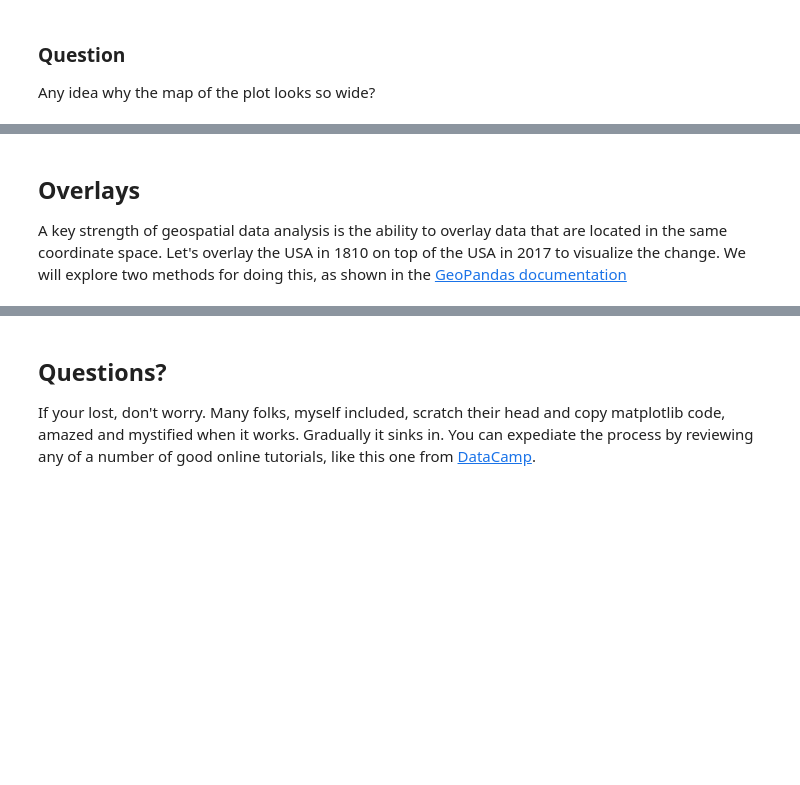
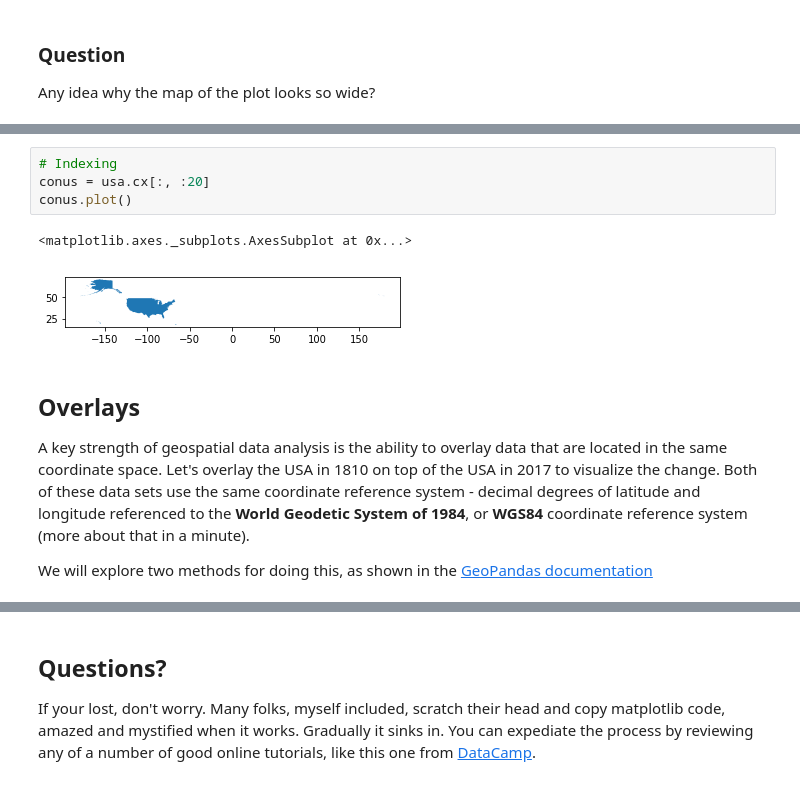
Before and after one commit to dlab-berkeley/Python-Geospatial-Fundamentals-Legacy, a Jupyter notebook: older_versions/geopandas_intro_lsc.ipynb, the cells around one changed output, grey strips where cells are left out. Saved outputs shown, nothing was run; the diff lists cells and outputs as text; blank space fills up the shorter version.

```diff
--- a/older_versions/geopandas_intro_lsc.ipynb
+++ b/older_versions/geopandas_intro_lsc.ipynb
@@ -191,7 +315,16 @@ usa.plot()
+# %%
+# Indexing
+conus = usa.cx[:, :20]
+conus.plot()
+# %% [output]
+<matplotlib.axes._subplots.AxesSubplot at 0x...>
+[figure, added]
 # %% [markdown]
 ## Overlays
 
-A key strength of geospatial data analysis is the ability to overlay data that are located in the same coordinate space. Let's overlay the USA in 1810 on top of the USA in 2017 to visualize the change.  We will explore two methods for doing this, as shown in the [GeoPandas documentation](http://geopandas.org/mapping.html)
+A key strength of geospatial data analysis is the ability to overlay data that are located in the same coordinate space. Let's overlay the USA in 1810 on top of the USA in 2017 to visualize the change. Both of these data sets use the same coordinate reference system -  decimal degrees of latitude and longitude referenced to the **World Geodetic System of 1984**, or **WGS84** coordinate reference system (more about that in a minute).
+
+We will explore two methods for doing this, as shown in the [GeoPandas documentation](http://geopandas.org/mapping.html)
 # %%
 # Method 1. Simple geopandas plot overlay
 
```
Also changed, not shown: parts of 68 cells of this notebook, 2 other files.
